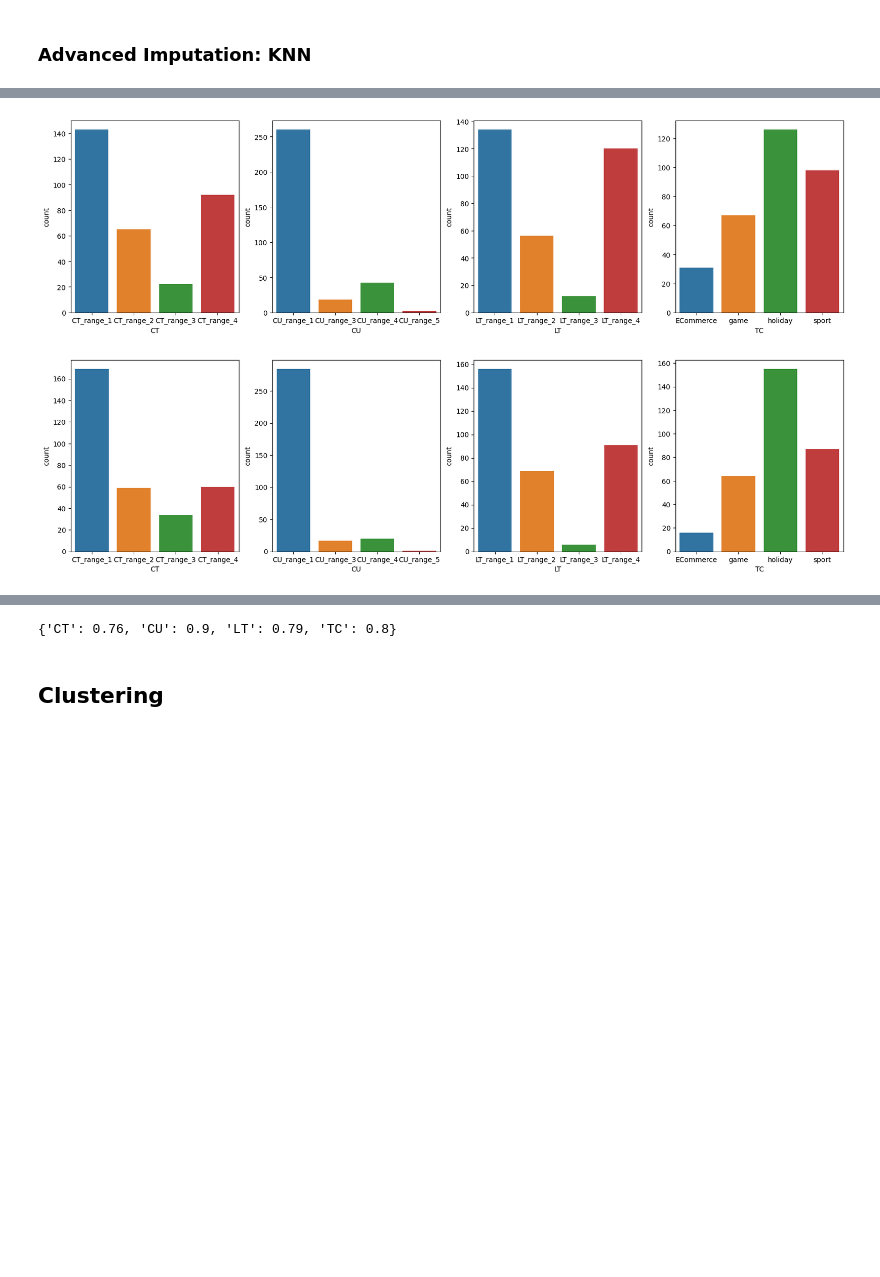
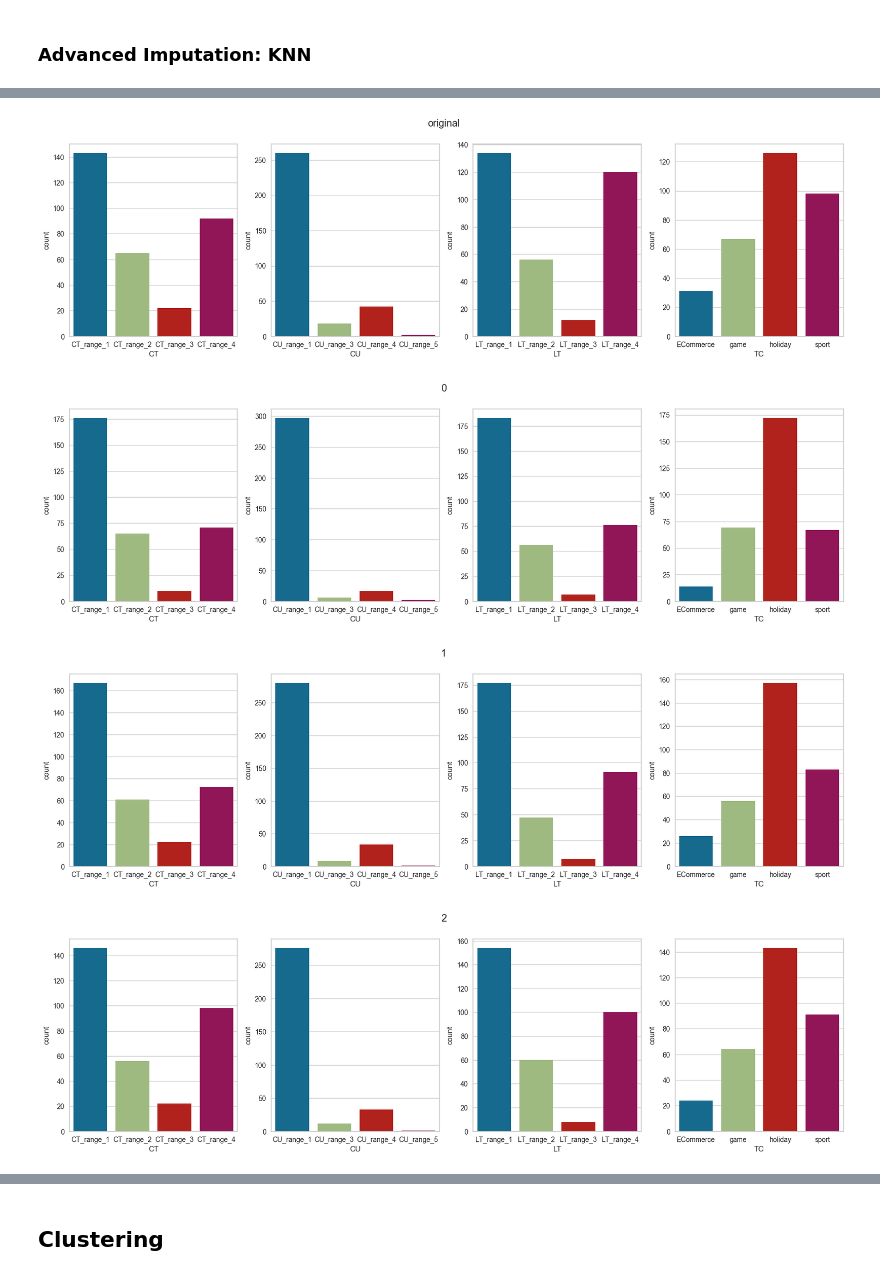
Before and after one commit to pcastiglione99/Data-Quality-Project, a Jupyter notebook: src/project.ipynb, the cells around one changed output, grey strips where cells are left out. Saved outputs shown, nothing was run; the diff lists cells and outputs as text; code cells hidden in the pictures; blank space fills up the shorter version.

```diff
--- a/src/project.ipynb
+++ b/src/project.ipynb
@@ -126,6 +126,9 @@ knn_accuracies
 # %%
-hists_plot(users)
-hists_plot(users_knn_imp[0])
+hists_plot(users, 'original')
+for i in users_knn_imp:
+    hists_plot(users_knn_imp[i],i)
 # %% [output]
-[figure, old version]
+[figure, new version]
-[figure, old version]
+[figure, new version]
+[figure, added]
+[figure, added]
@@ -132,7 +137,3 @@ hists_plot(users_knn_imp[0])
-# %%
-accuracy(users,users_knn_imp[0])
-# %% [output]
-{'CT': 0.76, 'CU': 0.9, 'LT': 0.79, 'TC': 0.8}
 # %% [markdown]
 ## Clustering
 # %% [markdown]
```
Also changed, not shown: parts of 16 cells of this notebook, 9 other files.
